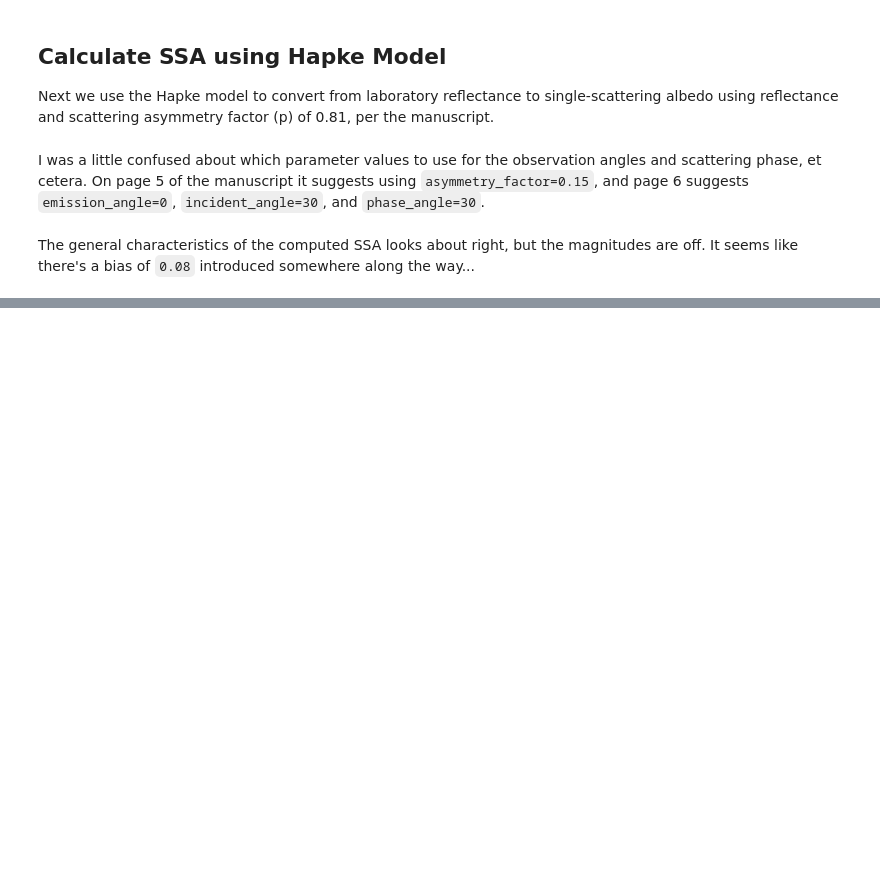
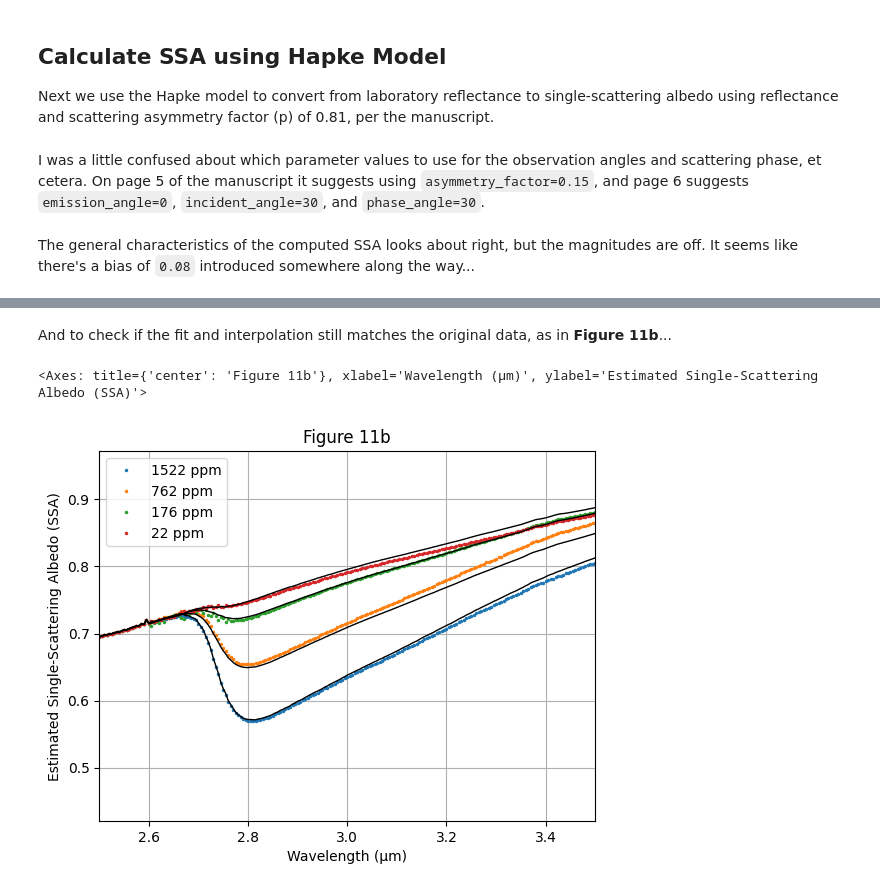
Before and after one commit to philiplinden/cremons-et-al-2022, a Jupyter notebook: repro/results.ipynb, the cells around one changed output, grey strips where cells are left out. Saved outputs shown, nothing was run; the diff lists cells and outputs as text; code cells hidden in the pictures; blank space fills up the shorter version.

```diff
--- a/repro/results.ipynb
+++ b/repro/results.ipynb
@@ -307,0 +338,25 @@ num_spectra = 100
+# %% [markdown]
+And to check if the fit and interpolation still matches the original data, as in **Figure 11b**...
+# %%
+ax=ssa_MORB.plot(
+    title='Figure 11b',
+    xlabel='Wavelength (μm)',
+    ylabel='Estimated Single-Scattering Albedo (SSA)',
+    grid=True,
+    legend=True,
+    xlim=(2.5, 3.5),
+    marker='.',
+    markersize=3,
+    linewidth=0,
+)
+interpolated_hydration_MORB[water_ppm].plot(
+    ax=ax,
+    grid=True,
+    legend=False,
+    xlim=(2.5, 3.5),
+    color='black',
+    linewidth=1,
+)
+# %% [output]
+<Axes: title={'center': 'Figure 11b'}, xlabel='Wavelength (μm)', ylabel='Estimated Single-Scattering Albedo (SSA)'>
+[figure, added]
```
Also changed, not shown: parts of 8 cells of this notebook, 2 other files.
